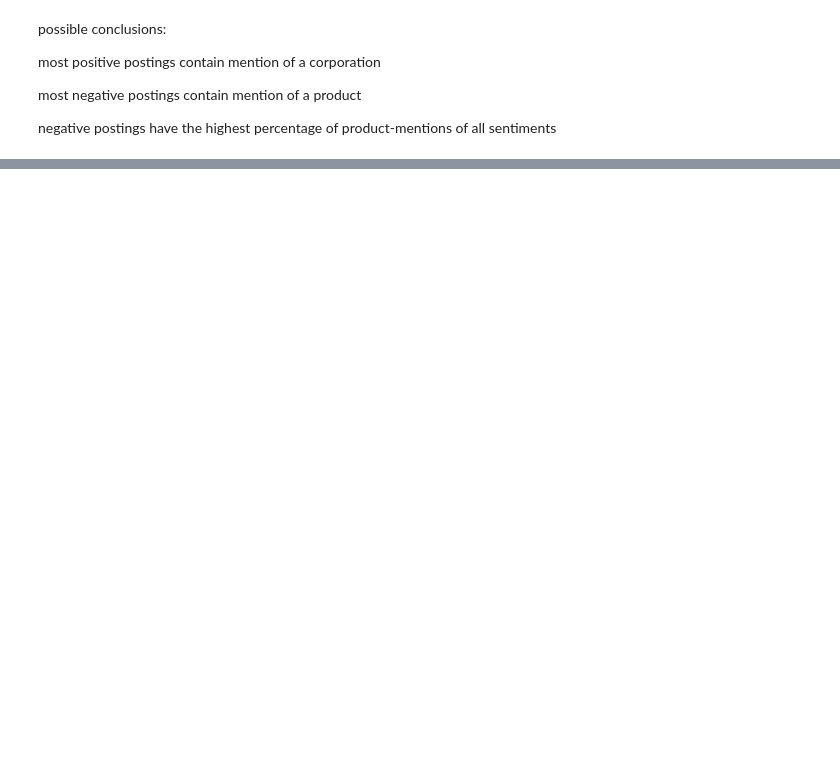
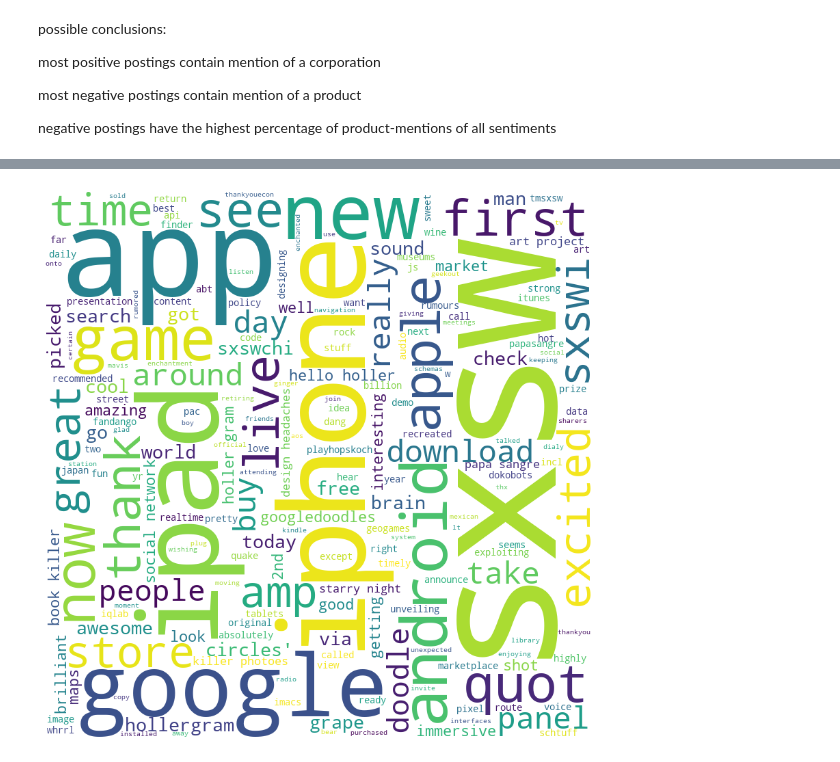
Before and after one commit to GeorgH02/thesis-code-3, a Jupyter notebook: final data analysis plots and pipeline.ipynb, the cells around one changed output, grey strips where cells are left out. Drawn from its saved outputs; the diff is of its cells as text; code cells hidden in the pictures; blank space fills up the shorter version.

```diff
--- a/final data analysis plots and pipeline.ipynb
+++ b/final data analysis plots and pipeline.ipynb
@@ -173,0 +210,37 @@ negative postings have the highest percentage of product-mentions of all sentime
+# %%
+# function for creating wordcloud built only with
+# postings containing a certain entity and labeled with a certain sentiment
+
+def wordclouds(df, entity, sentiment):
+
+    words = ""
+
+    for entity_type in unique_entities:
+        df["entity_mentioned"] = df["entity_types"].apply(lambda x: entity_type in x)
+
+    filtered_df = df[(df["sentiment_prediction"]==sentiment) & (df["entity_mentioned"]==True)]
+    for val in filtered_df.tweet_text:
+
+        val = str(val)
+        tokens = val.split()
+
+        for i in range(len(tokens)):
+            tokens[i] = tokens[i].lower()
+
+        words += " ".join(tokens)+" "
+
+    wordcloud = WordCloud(width = 800, height = 800,
+                    background_color ="white",
+                    stopwords = stopwords,
+                    min_font_size = 10).generate(words)
+
+    plt.figure(figsize = (8, 8), facecolor = None)
+    plt.imshow(wordcloud)
+    plt.axis("off")
+    plt.tight_layout(pad = 0)
+
+    plt.show()
+# %%
+wordclouds(df_results, "product", "positive")
+# %% [output]
+[figure, added]
```
Also changed, not shown: parts of 14 cells of this notebook, 2 other files.
